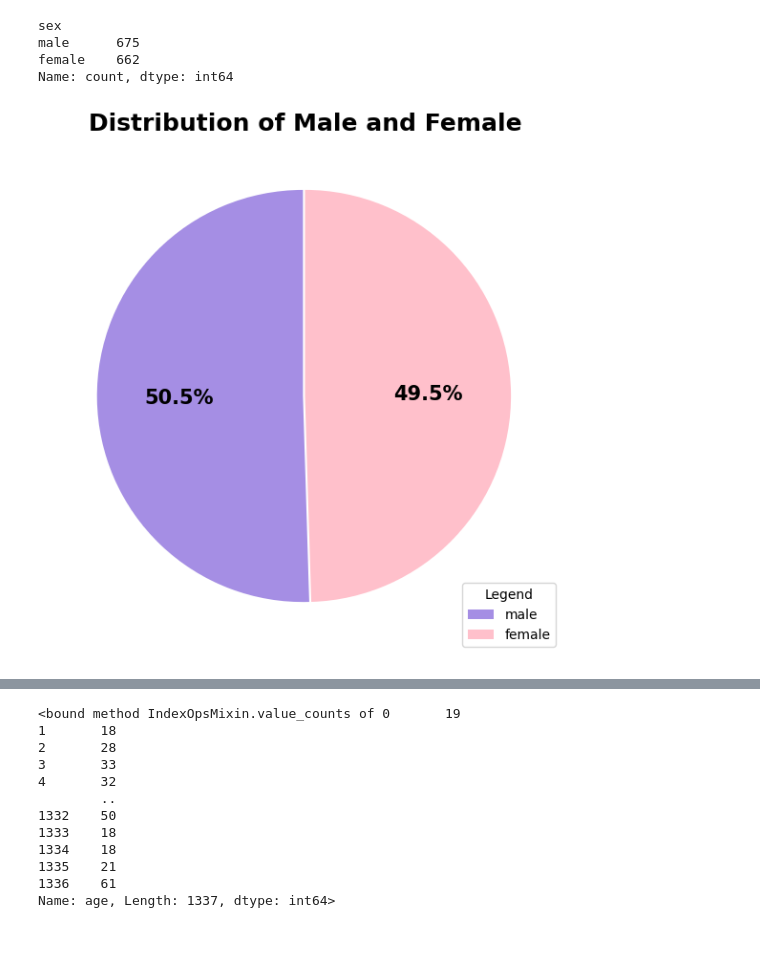
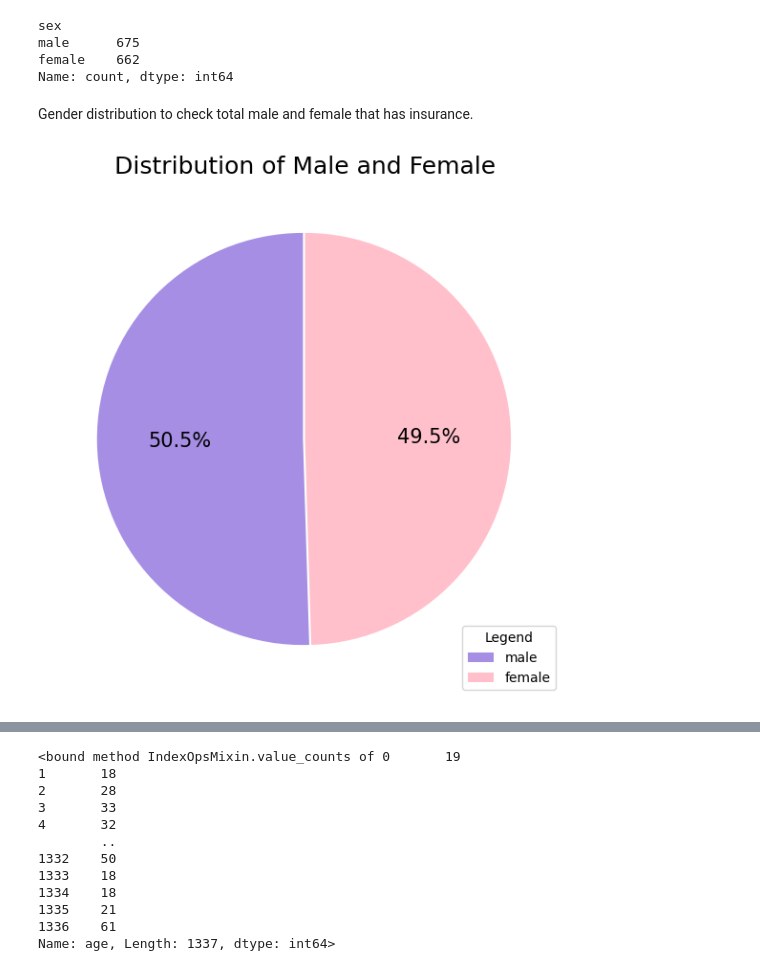
Before and after one commit to bebinshrestha/Insurance_Cost_Analysis, a Jupyter notebook: Notebook/Insurance_cost_analysis.ipynb, the cells around one changed output, grey strips where cells are left out. Drawn from its saved outputs; the diff is of its cells as text; code cells hidden in the pictures; blank space fills up the shorter version.

```diff
--- a/Notebook/Insurance_cost_analysis.ipynb
+++ b/Notebook/Insurance_cost_analysis.ipynb
@@ -6,3 +5,5 @@ df = pd.read_csv("C:/Users/bebin/Projects/Keystone_Project/Data/medical_insuranc
+# %%
+df = pd.read_csv("../data/medical_insurance_2026_kaggle.csv")
 # %%
 df.head()
 # %% [output]
@@ -123,30 +124,32 @@ sex
 male      675
 female    662
 Name: count, dtype: int64
+# %% [markdown]
+Gender distribution to check total male and female that has insurance.
 # %%
 sex_total = df["sex"].value_counts()
 plt.figure(figsize=(7,7))
 plt.pie(sex_total,
         labels=None,
         colors = ["#a58ee4", "pink"],
         startangle=90,
         autopct = "%1.1f%%",
-        textprops={"fontsize": 15, "fontweight": "bold"},
+        textprops={"fontsize": 15},
         explode = [0.01, 0]
         )
 plt.title("Distribution of Male and Female",
           fontsize = 18,
-          fontweight = "bold")
+          )
 
 plt.legend(
     labels = sex_total.index,
     title = "Legend",
     loc= "lower right"
 
 )
 plt.show()
 # %% [output]
-[figure, old version]
+[figure, new version]
 # %%
 average_charge = df.groupby("sex")["charges"].mean().sort_values(ascending=False)
 
```
Also changed, not shown: parts of 17 cells of this notebook, 1 other file.
